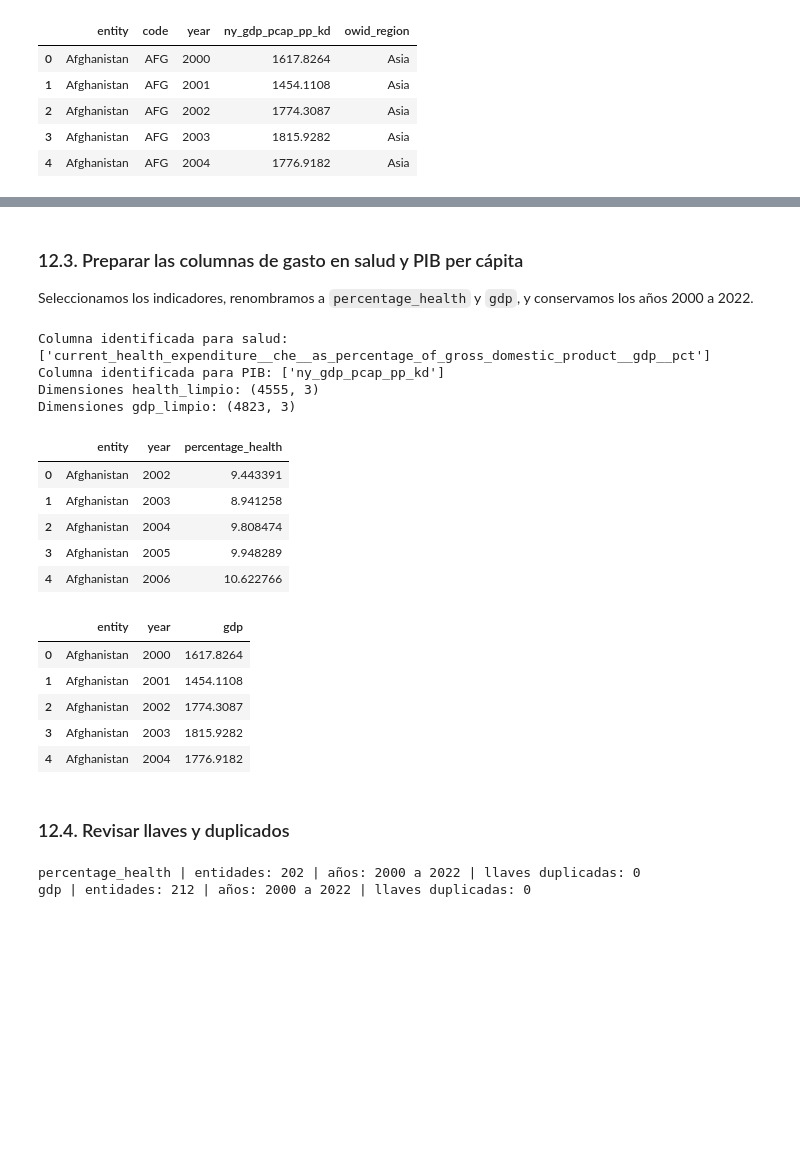
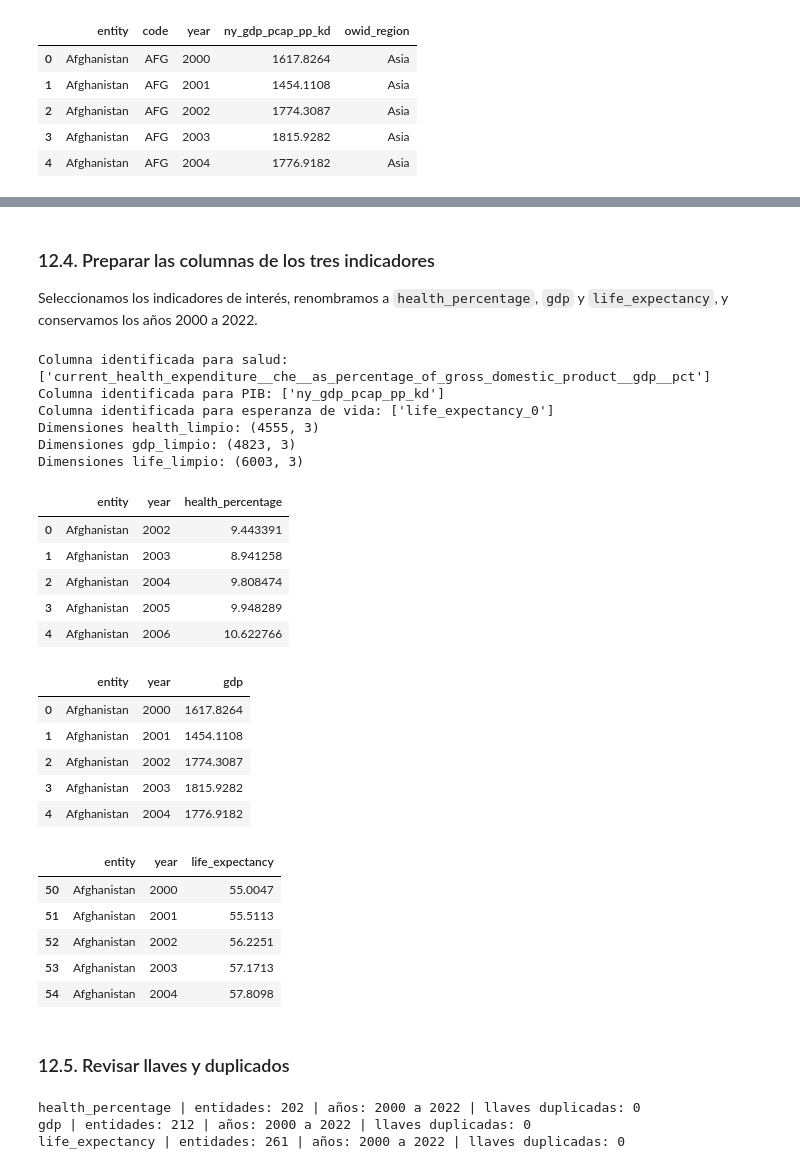
Before and after one commit to NotJcao17/bigdata, a Jupyter notebook: U3_1_modelos_regresion_demografia/U3_2_Preparacion_dataset.ipynb, the cells around one changed output, grey strips where cells are left out. Cells and saved outputs as stored; diff of their text form; code cells hidden in the pictures; blank space fills up the shorter version.

```diff
--- a/U3_1_modelos_regresion_demografia/U3_2_Preparacion_dataset.ipynb
+++ b/U3_1_modelos_regresion_demografia/U3_2_Preparacion_dataset.ipynb
@@ -419,0 +424,8 @@ Dimensiones gdp: (7445, 5)
+# %%
+import pandas as pd
+
+# Fetch the data.
+df_life = pd.read_csv("https://ourworldindata.org/grapher/life-expectancy.csv?v=1&csvType=full&useColumnShortNames=true", storage_options = {'User-Agent': 'Our World In Data data fetch/1.0'})
+
+print("Dimensiones df_life:", df_life.shape)
+display(df_life.head())
@@ -420,38 +440,52 @@ Dimensiones gdp: (7445, 5)
 # %% [markdown]
-### 12.3. Preparar las columnas de gasto en salud y PIB per cápita
+### 12.4. Preparar las columnas de los tres indicadores
 
-Seleccionamos los indicadores, renombramos a `percentage_health` y `gdp`, y conservamos los años 2000 a 2022.
+Seleccionamos los indicadores de interés, renombramos a `health_percentage`, `gdp` y `life_expectancy`, y conservamos los años 2000 a 2022.
 # %%
 # 1. Preparar gasto en salud (% del PIB)
 columnas_health = [c for c in health.columns if c not in ["entity", "code", "year"]]
 print("Columna identificada para salud:", columnas_health)
 assert len(columnas_health) == 1, "Revisar columnas de salud"
 col_health = columnas_health[0]
 
 health_limpio = health[["entity", "year", col_health]].copy()
-health_limpio = health_limpio.rename(columns={col_health: "percentage_health"})
+health_limpio = health_limpio.rename(columns={col_health: "health_percentage"})
 health_limpio = health_limpio[health_limpio["year"].between(2000, 2022)].copy()
 
 # 2. Preparar PIB per cápita
 columnas_gdp = [c for c in gdp.columns if c not in ["entity", "code", "year", "owid_region"]]
 print("Columna identificada para PIB:", columnas_gdp)
 assert len(columnas_gdp) == 1, "Revisar columnas de PIB"
 col_gdp = columnas_gdp[0]
 
 gdp_limpio = gdp[["entity", "year", col_gdp]].copy()
 gdp_limpio = gdp_limpio.rename(columns={col_gdp: "gdp"})
 gdp_limpio = gdp_limpio[gdp_limpio["year"].between(2000, 2022)].copy()
 
+# 3. Preparar esperanza de vida
+columnas_life = [c for c in df_life.columns if c not in ["entity", "code", "year"]]
+print("Columna identificada para esperanza de vida:", columnas_life)
+assert len(columnas_life) == 1, "Revisar columnas de esperanza de vida"
+col_life = columnas_life[0]
+
+life_limpio = df_life[["entity", "year", col_life]].copy()
+life_limpio = life_limpio.rename(columns={col_life: "life_expectancy"})
+life_limpio = life_limpio[life_limpio["year"].between(2000, 2022)].copy()
+
 print("Dimensiones health_limpio:", health_limpio.shape)
 print("Dimensiones gdp_limpio:", gdp_limpio.shape)
+print("Dimensiones life_limpio:", life_limpio.shape)
 display(health_limpio.head())
 display(gdp_limpio.head())
+display(life_limpio.head())
 # %% [output]
 Columna identificada para salud: ['current_health_expenditure__che__as_percentage_of_gross_domestic_product__gdp__pct']
 Columna identificada para PIB: ['ny_gdp_pcap_pp_kd']
+Columna identificada para esperanza de vida: ['life_expectancy_0']
 Dimensiones health_limpio: (4555, 3)
 Dimensiones gdp_limpio: (4823, 3)
+Dimensiones life_limpio: (6003, 3)
-|  | entity | year | percentage_health |
+|  | entity | year | health_percentage |
 | 0 | Afghanistan | 2002 | 9.443391 |
 | 1 | Afghanistan | 2003 | 8.941258 |
 | 2 | Afghanistan | 2004 | 9.808474 |
@@ -463,16 +497,29 @@ Dimensiones gdp_limpio: (4823, 3)
 | 2 | Afghanistan | 2002 | 1774.3087 |
 | 3 | Afghanistan | 2003 | 1815.9282 |
 | 4 | Afghanistan | 2004 | 1776.9182 |
+|  | entity | year | life_expectancy |
+| 50 | Afghanistan | 2000 | 55.0047 |
+| 51 | Afghanistan | 2001 | 55.5113 |
+| 52 | Afghanistan | 2002 | 56.2251 |
+| 53 | Afghanistan | 2003 | 57.1713 |
+| 54 | Afghanistan | 2004 | 57.8098 |
 # %% [markdown]
-### 12.4. Revisar llaves y duplicados
+### 12.5. Revisar llaves y duplicados
 # %%
-for nombre, tabla in [("percentage_health", health_limpio), ("gdp", gdp_limpio)]:
+tablas_nuevas = [
+    ("health_percentage", health_limpio),
+    ("gdp", gdp_limpio),
+    ("life_expectancy", life_limpio)
+]
+
+for nombre, tabla in tablas_nuevas:
     duplicados = tabla.duplicated(["entity", "year"]).sum()
     print(nombre, "| entidades:", tabla["entity"].nunique(),
           "| años:", tabla["year"].min(), "a", tabla["year"].max(),
           "| llaves duplicadas:", duplicados)
     assert duplicados == 0, f"Llaves duplicadas en {nombre}"
 # %% [output]
-percentage_health | entidades: 202 | años: 2000 a 2022 | llaves duplicadas: 0
+health_percentage | entidades: 202 | años: 2000 a 2022 | llaves duplicadas: 0
 gdp | entidades: 212 | años: 2000 a 2022 | llaves duplicadas: 0
+life_expectancy | entidades: 261 | años: 2000 a 2022 | llaves duplicadas: 0
 # %% [markdown]
```
Also changed, not shown: parts of 8 cells of this notebook, 6 other files.
